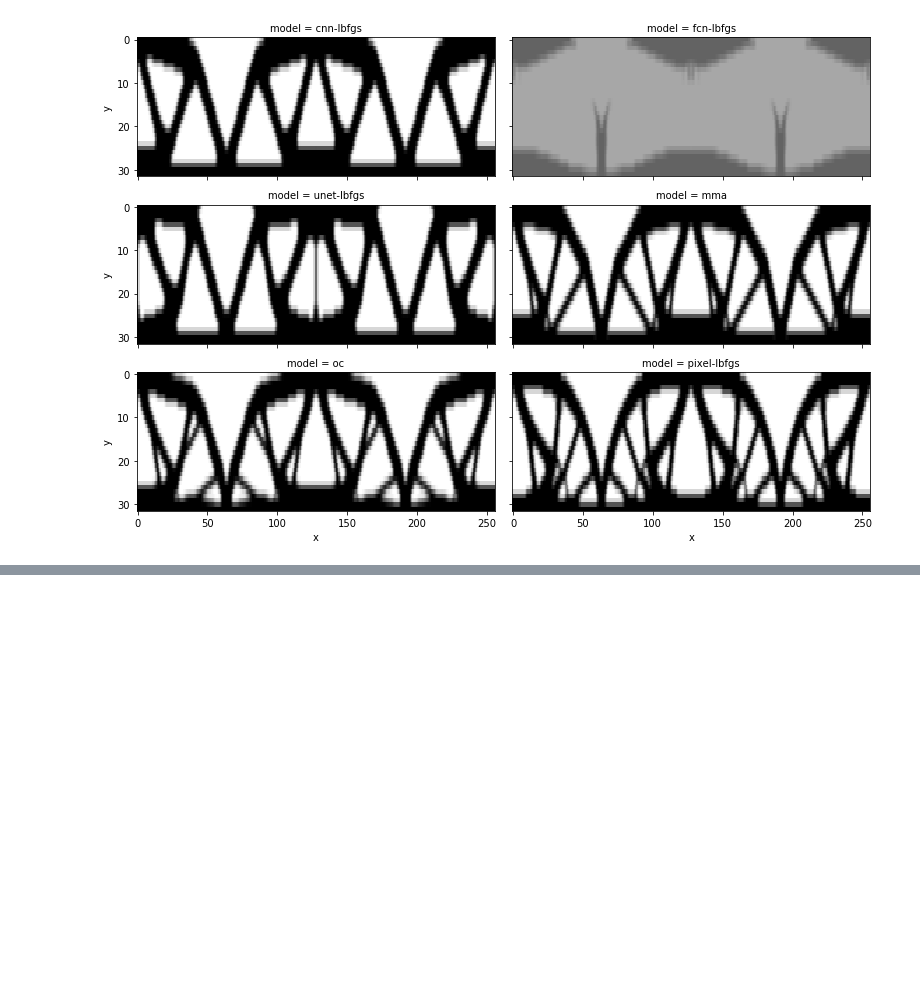
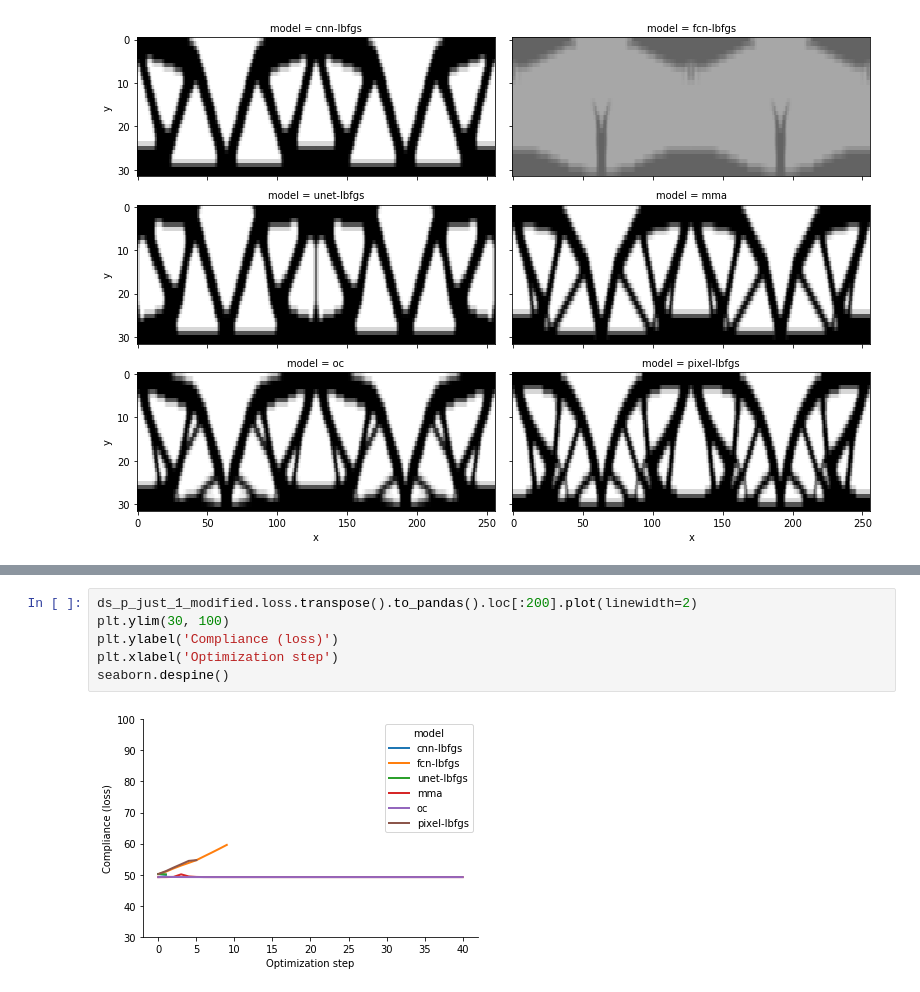
Before and after one commit to yjxkwp/neural-structural-optimization, a Jupyter notebook: notebooks/optimization-examples.ipynb, the cells around one changed output, grey strips where cells are left out. Cells and saved outputs as stored; diff of their text form; blank space fills up the shorter version.

```diff
--- a/notebooks/optimization-examples.ipynb
+++ b/notebooks/optimization-examples.ipynb
@@ -235,0 +380,8 @@ plt.suptitle(problem.name, y=1.02);
+# %%
+ds_p_just_1_modified.loss.transpose().to_pandas().loc[:200].plot(linewidth=2)
+plt.ylim(30, 100)
+plt.ylabel('Compliance (loss)')
+plt.xlabel('Optimization step')
+seaborn.despine()
+# %% [output]
+[figure, added]
```
Also changed, not shown: parts of 10 cells of this notebook, 4 other files.
